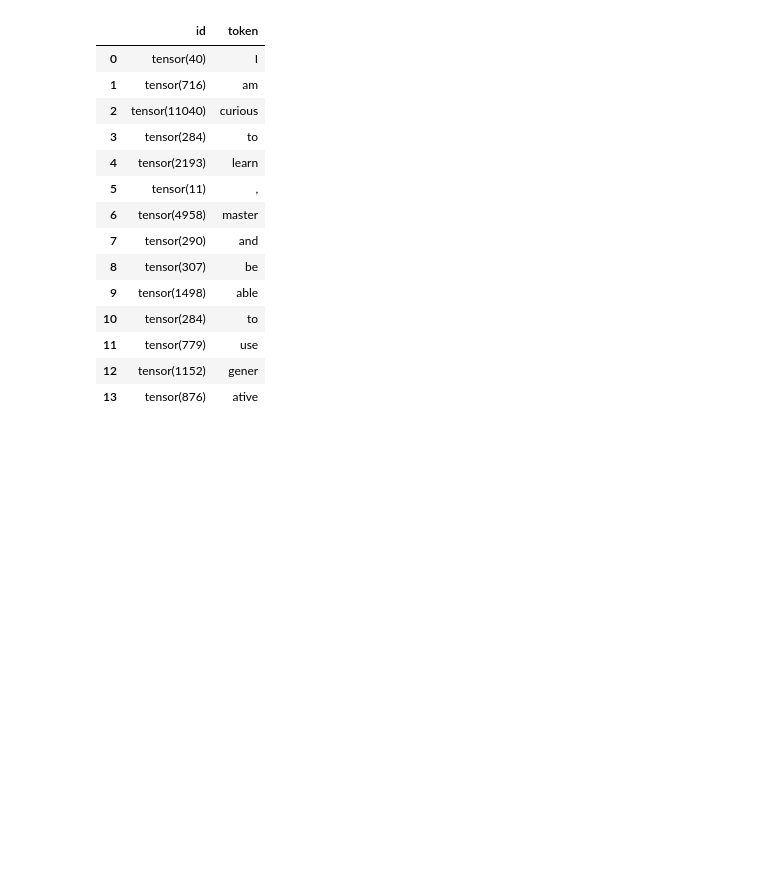
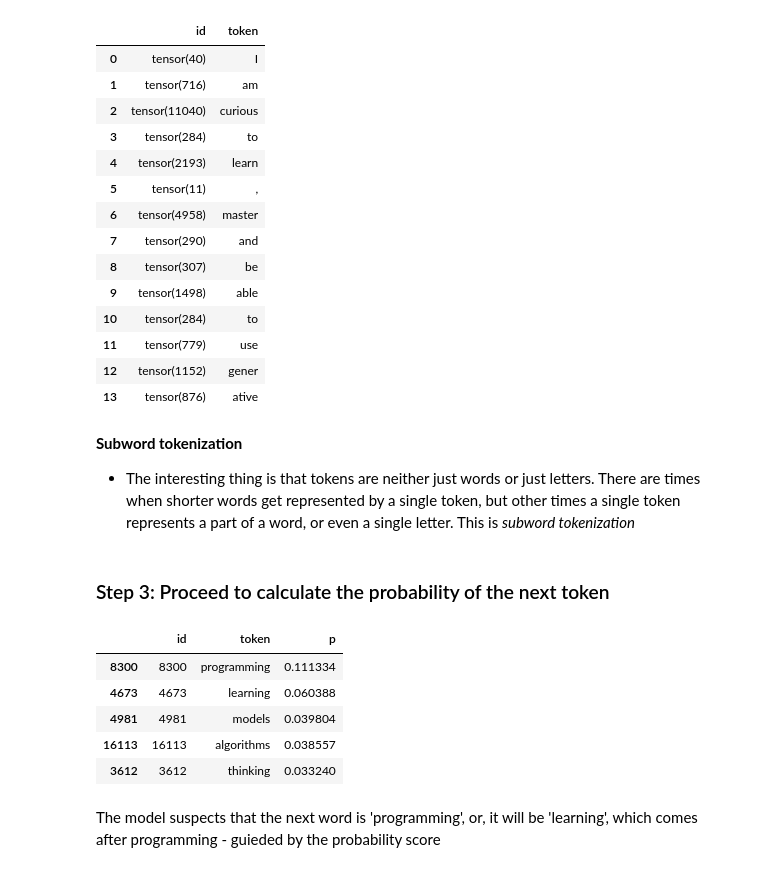
Before and after one commit to EricOdhiambo/UDACITY__Foundations_of-Generative-AI__Generating-one-token-at-time, a Jupyter notebook: generating_one_tkn_at_a_time.ipynb, the cells around one changed output. Saved outputs shown, nothing was run; the diff lists cells and outputs as text; code cells hidden in the pictures; blank space fills up the shorter version.

```diff
--- a/generating_one_tkn_at_a_time.ipynb
+++ b/generating_one_tkn_at_a_time.ipynb
@@ -59,3 +59,42 @@ show_tokenization(inputs)
 | 11 | tensor(779) | use |
 | 12 | tensor(1152) | gener |
 | 13 | tensor(876) | ative |
+# %% [markdown]
+**Subword tokenization**
+* The interesting thing is that tokens are neither just words or just letters. There are times when shorter words get represented by a single token, but other times a single token represents a part of a word, or even a single letter. This is *subword tokenization*
+# %% [markdown]
+### Step 3: Proceed to calculate the probability of the next token
+# %%
+# we'll use Pytorch to calculate the probability of tge next token given the previous ones
+
+# Calculate the probabilities for the next token for all possible choices. We show the
+# top 5 choices and the corresponding words or subwords for these tokens.
+
+import torch
+
+with torch.no_grad():
+    logits = our_model(**inputs).logits[:, -1, :]
+    probabilities = torch.nn.functional.softmax(logits[0], dim=-1)
+
+
+def show_next_token_choices(probabilities, top_n=5):
+    return pd.DataFrame(
+        [
+            (id, our_tokenizer.decode(id), p.item())
+            for id, p in enumerate(probabilities)
+            if p.item()
+        ],
+        columns=["id", "token", "p"],
+    ).sort_values("p", ascending=False)[:top_n]
+
+
+show_next_token_choices(probabilities)
+# %% [output]
+|  | id | token | p |
+| 8300 | 8300 | programming | 0.111334 |
+| 4673 | 4673 | learning | 0.060388 |
+| 4981 | 4981 | models | 0.039804 |
+| 16113 | 16113 | algorithms | 0.038557 |
+| 3612 | 3612 | thinking | 0.033240 |
+# %% [markdown]
+The model suspects that the next word is 'programming', or, it will be 'learning', which comes after programming - guieded by the probability score
```
